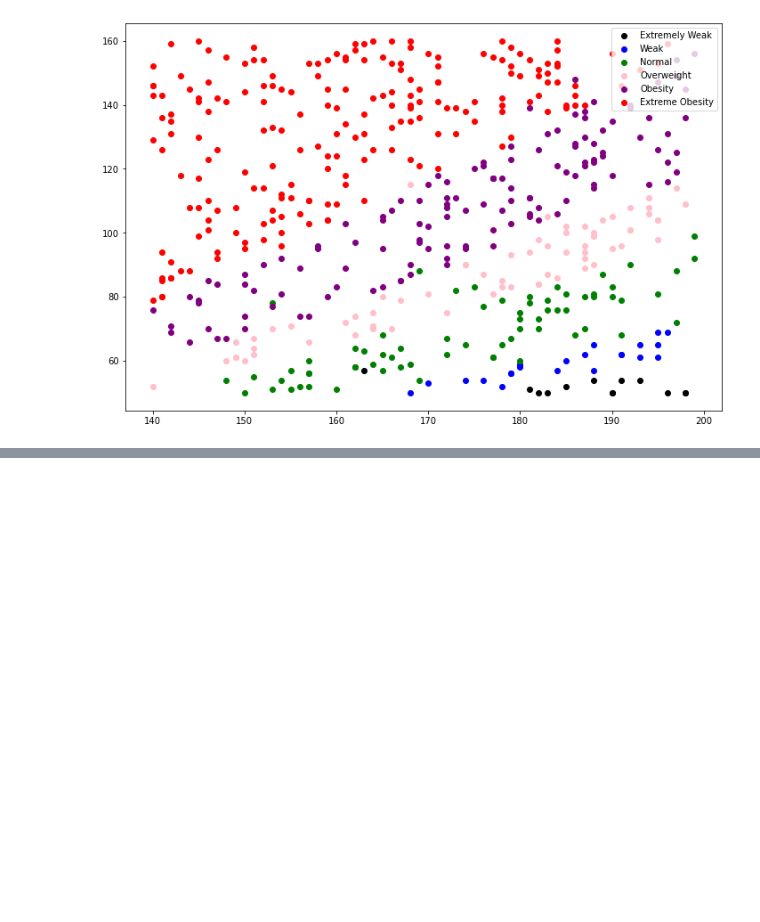
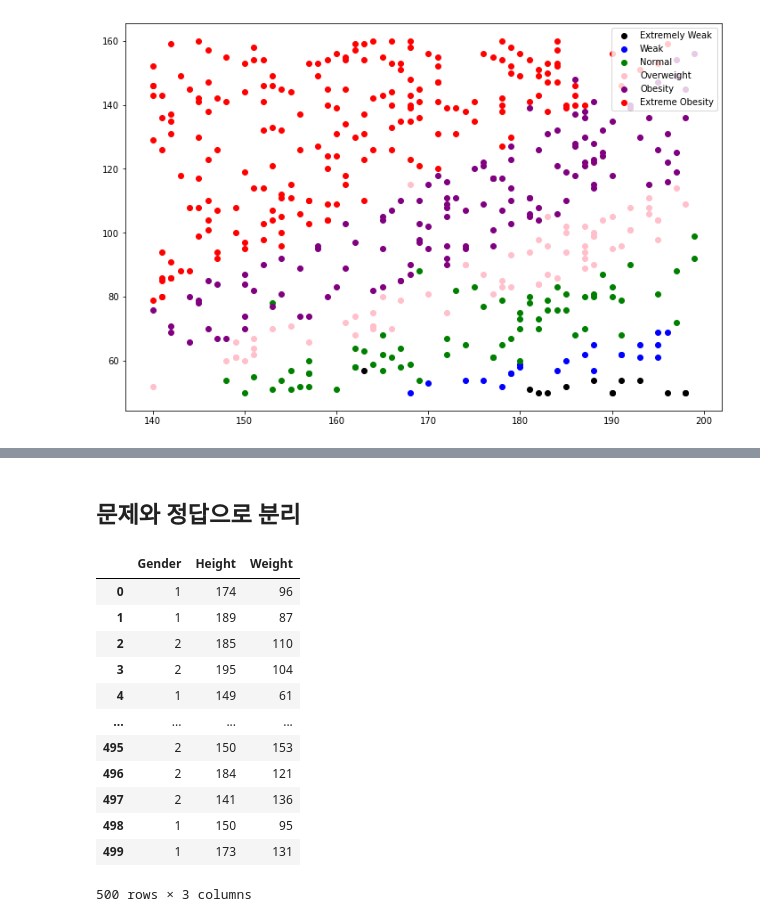
Before and after one commit to muinise74/Machine-Learning-, a Jupyter notebook: ex02_머신러닝_BMI.ipynb, the cells around one changed output, grey strips where cells are left out. Saved outputs shown, nothing was run; the diff lists cells and outputs as text; code cells hidden in the pictures; blank space fills up the shorter version.

```diff
--- a/ex02_머신러닝_BMI.ipynb
+++ b/ex02_머신러닝_BMI.ipynb
@@ -152,0 +165,4 @@ plt.show()
+# %%
+# 231번 이상치 수정
+bmi.iloc[231,3]='Obesity'
+bmi.loc[231]
@@ -152,0 +301,3 @@ plt.show()
+# %%
+bmi['Gender'] = bmi['Gender'].map({'Male':1,'Female':2})
+bmi['Gender']
@@ -152,0 +317,21 @@ plt.show()
+# %% [markdown]
+## 문제와 정답으로 분리
+# %%
+X = bmi.iloc[:, : -1]
+y = bmi.iloc[:, -1]
+# %%
+X
+# %% [output]
+|  | Gender | Height | Weight |
+| 0 | 1 | 174 | 96 |
+| 1 | 1 | 189 | 87 |
+| 2 | 2 | 185 | 110 |
+| 3 | 2 | 195 | 104 |
+| 4 | 1 | 149 | 61 |
+| ... | ... | ... | ... |
+| 495 | 2 | 150 | 153 |
+| 496 | 2 | 184 | 121 |
+| 497 | 2 | 141 | 136 |
+| 498 | 1 | 150 | 95 |
+| 499 | 1 | 173 | 131 |
+500 rows × 3 columns
```
Also changed, not shown: parts of 33 cells of this notebook.
